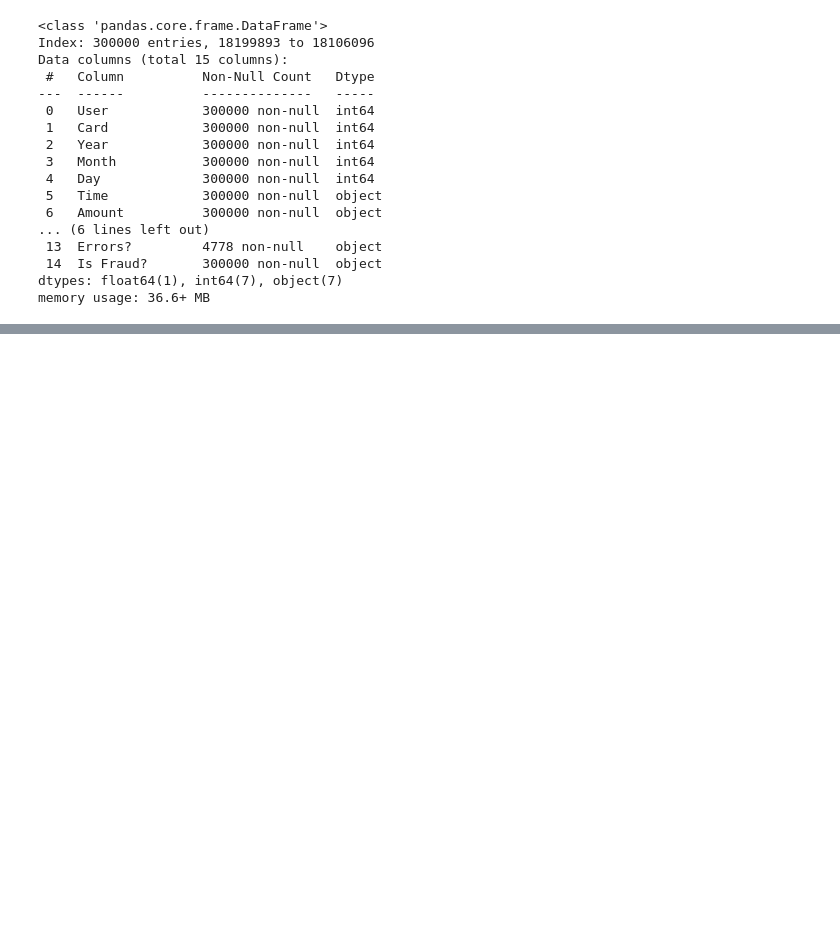
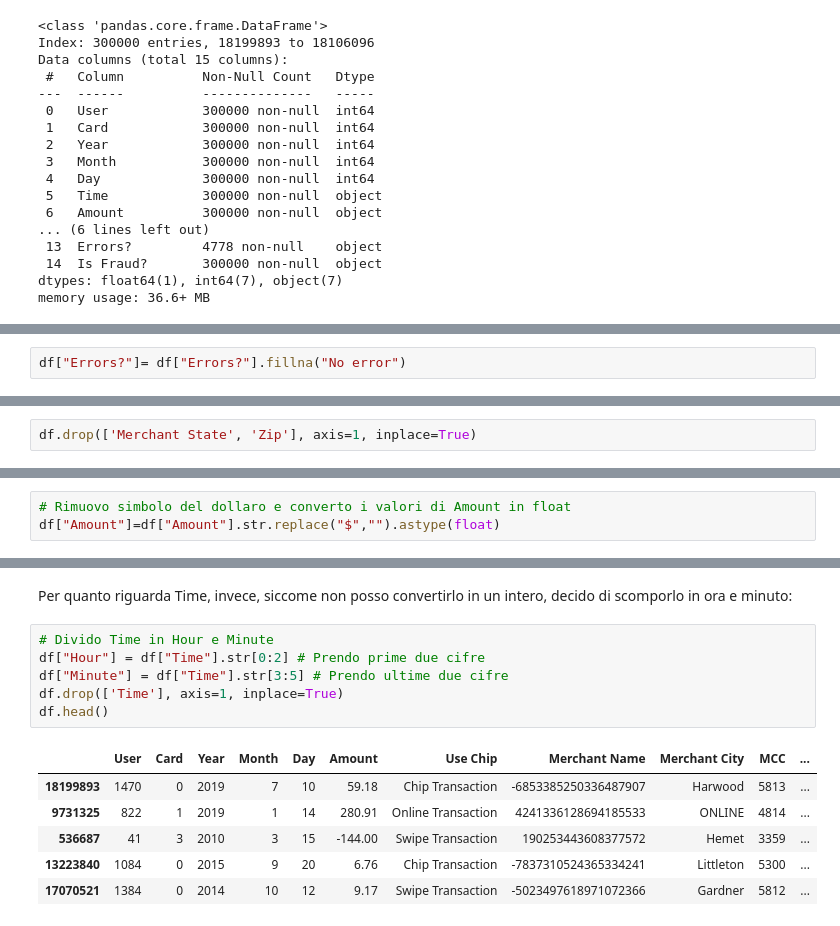
Before and after one commit to marcosantoriello/CCFDetector, a Jupyter notebook: CreditCardFraudDetector.ipynb, the cells around one changed output, grey strips where cells are left out. Cells and saved outputs as stored; diff of their text form; blank space fills up the shorter version.

```diff
--- a/CreditCardFraudDetector.ipynb
+++ b/CreditCardFraudDetector.ipynb
@@ -75,0 +141,2 @@ df.head(10)
+# %%
+df["Errors?"]= df["Errors?"].fillna("No error")
@@ -75,0 +151,2 @@ df.head(10)
+# %%
+df.drop(['Merchant State', 'Zip'], axis=1, inplace=True)
@@ -75,0 +163,3 @@ df.head(10)
+# %%
+# Rimuovo simbolo del dollaro e converto i valori di Amount in float
+df["Amount"]=df["Amount"].str.replace("$","").astype(float)
@@ -75,0 +178,15 @@ df.head(10)
+# %% [markdown]
+Per quanto riguarda Time, invece, siccome non posso convertirlo in un intero, decido di scomporlo in ora e minuto:
+# %%
+# Divido Time in Hour e Minute
+df["Hour"] = df["Time"].str[0:2] # Prendo prime due cifre
+df["Minute"] = df["Time"].str[3:5] # Prendo ultime due cifre
+df.drop(['Time'], axis=1, inplace=True)
+df.head()
+# %% [output]
+|  | User | Card | Year | Month | Day | Amount | Use Chip | Merchant Name | Merchant City | MCC | ... |
+| 18199893 | 1470 | 0 | 2019 | 7 | 10 | 59.18 | Chip Transaction | -6853385250336487907 | Harwood | 5813 | ... |
+| 9731325 | 822 | 1 | 2019 | 1 | 14 | 280.91 | Online Transaction | 4241336128694185533 | ONLINE | 4814 | ... |
+| 536687 | 41 | 3 | 2010 | 3 | 15 | -144.00 | Swipe Transaction | 190253443608377572 | Hemet | 3359 | ... |
+| 13223840 | 1084 | 0 | 2015 | 9 | 20 | 6.76 | Chip Transaction | -7837310524365334241 | Littleton | 5300 | ... |
+| 17070521 | 1384 | 0 | 2014 | 10 | 12 | 9.17 | Swipe Transaction | -5023497618971072366 | Gardner | 5812 | ... |
```
Also changed, not shown: parts of 20 cells of this notebook, 4 other files.
